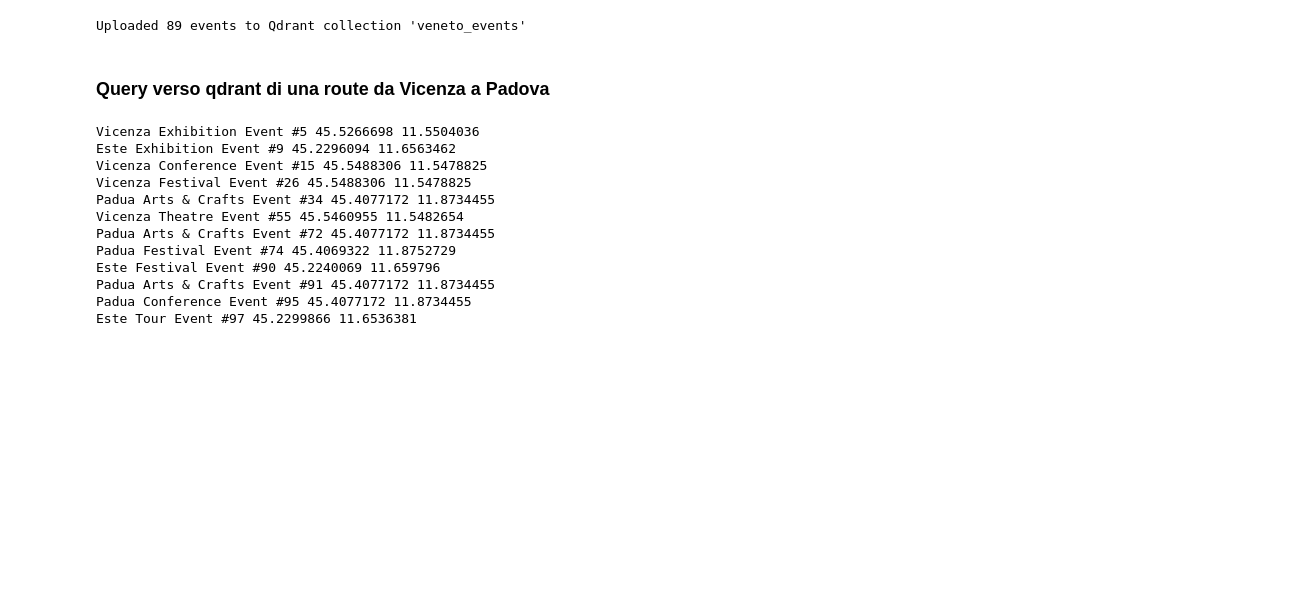
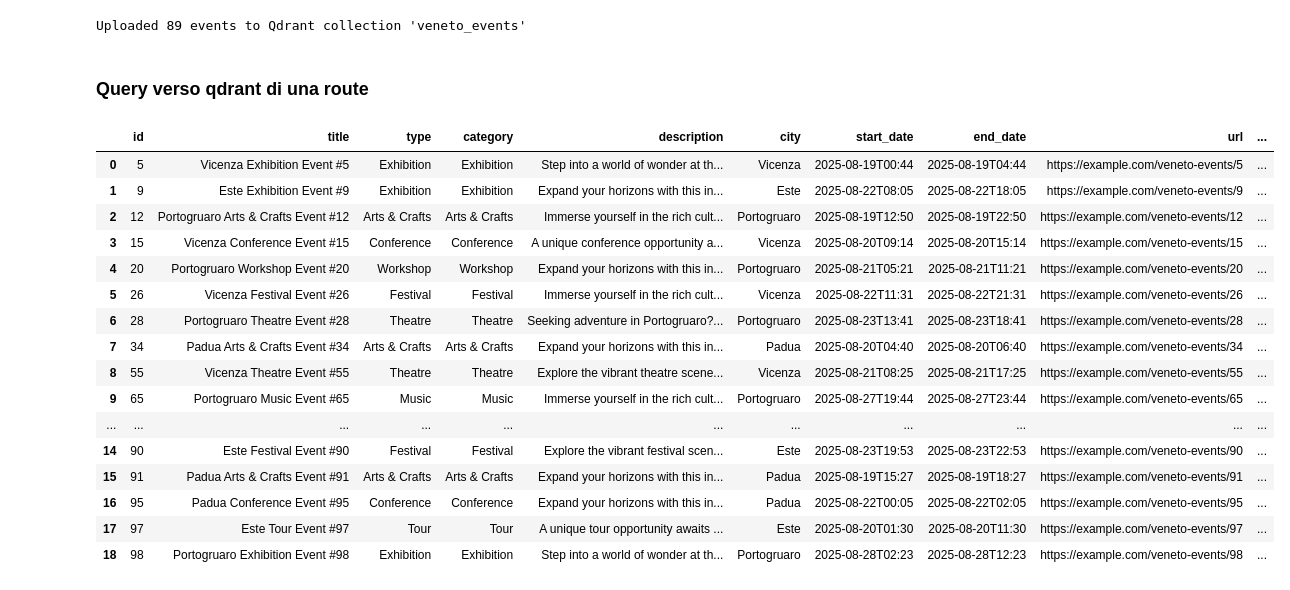
Before and after one commit to tatankam/eventmap, a Jupyter notebook: notebooks/Eventbrite.ipynb, the cells around one changed output. Cells and saved outputs as stored; diff of their text form; code cells hidden in the pictures; blank space fills up the shorter version.

```diff
--- a/notebooks/Eventbrite.ipynb
+++ b/notebooks/Eventbrite.ipynb
@@ -495,7 +495,7 @@ print(f"Uploaded {len(points)} events to Qdrant collection '{collection_name}'")
 # %% [output]
 Uploaded 89 events to Qdrant collection 'veneto_events'
 # %% [markdown]
-### Query verso qdrant di una route da Vicenza a Padova
+### Query verso qdrant di una route
 # %%
 import numpy as np
 from shapely.geometry import LineString
@@ -508,10 +508,12 @@ import geopandas as gpd
 # 1. Define your route (lon, lat)
 #route_coords = [(11.546699, 45.545932), (11.8834455, 45.4077172)]
 route_coords = [
-    (11.546699, 45.545932),  # Vicenza
-    (11.6603917, 45.2254915),  # Este
-    (11.8734455, 45.4077172)   # Padua
+    (11.546699, 45.545932),     # Vicenza
+    (11.6603917, 45.2254915),   # Este
+    (11.8734455, 45.4077172),   # Padua
+    (12.84052, 45.78071)        # Portogruaro
 ]
+
 
 route_line = LineString(route_coords)
 
@@ -522,50 +524,78 @@ buffer_poly = route_gdf.buffer(1000).to_crs(epsg=4326).iloc[0]  # back to WGS84
 
 # 3. Get polygon coordinates for Qdrant (as [lon, lat] lists)
 polygon_coords = np.array(buffer_poly.exterior.coords).tolist()
 
 # 4. Convert polygon coords to [{"lon": lon, "lat": lat}, ...] format for Qdrant
 polygon_coords_qdrant = [{"lon": lon, "lat": lat} for lon, lat in polygon_coords]
 # 5. Connect to Qdrant
 
 # 6. Build geo filter for Qdrant using GeoLineString wrapper for exterior
 geo_filter = qmodels.Filter(
     must=[
         qmodels.FieldCondition(
             key="location",  # or "geo" if that is your geo field name
             geo_polygon=qmodels.GeoPolygon(
                 exterior=qmodels.GeoLineString(points=polygon_coords_qdrant)
             )
         )
     ]
 )
 
 # 7. Query Qdrant (returns points inside the polygon)
 results = client.query_points(
     collection_name="veneto_events",
     limit=100,
     query_filter=geo_filter,   # your qmodels.Filter instance
     with_payload=True          # include full payload in results
 )
 #print(results)
 # 8. Print results
-for point in results.points:  # iterate over the 'points' attribute
-    loc = point.payload.get("location", {})
-    lat = loc.get("lat")
-    lon = loc.get("lon")
-    print(point.payload.get("title"), lat, lon)
+import pandas as pd
+
+# Prepare a list of dictionaries from the query results
+# data = []
+# for point in results.points:
+#     data.append({
+#         "title": point.payload.get("title"),
+#         "description": point.payload.get("description"),
+#         "latitude": point.payload.get("location", {}).get("lat"),
+#         "longitude": point.payload.get("location", {}).get("lon")
+#     })
+
+# # Create a DataFrame
+# df = pd.DataFrame(data)
+
+# # Show the results
+# df
+
+
+
+# Extract payloads from points
+payloads = [point.payload for point in results.points]
+
+# Create a DataFrame directly from the list of payload dictionaries
+df = pd.json_normalize(payloads)  # This flattens nested dictionaries into columns
+
+# Show the DataFrame
+df
 # %% [output]
-Vicenza Exhibition Event #5 45.5266698 11.5504036
-Este Exhibition Event #9 45.2296094 11.6563462
-Vicenza Conference Event #15 45.5488306 11.5478825
-Vicenza Festival Event #26 45.5488306 11.5478825
-Padua Arts & Crafts Event #34 45.4077172 11.8734455
-Vicenza Theatre Event #55 45.5460955 11.5482654
-Padua Arts & Crafts Event #72 45.4077172 11.8734455
-Padua Festival Event #74 45.4069322 11.8752729
-Este Festival Event #90 45.2240069 11.659796
-Padua Arts & Crafts Event #91 45.4077172 11.8734455
-Padua Conference Event #95 45.4077172 11.8734455
-Este Tour Event #97 45.2299866 11.6536381
+|  | id | title | type | category | description | city | start_date | end_date | url | ... |
+| 0 | 5 | Vicenza Exhibition Event #5 | Exhibition | Exhibition | Step into a world of wonder at th... | Vicenza | 2025-08-19T00:44 | 2025-08-19T04:44 | https://example.com/veneto-events/5 | ... |
+| 1 | 9 | Este Exhibition Event #9 | Exhibition | Exhibition | Expand your horizons with this in... | Este | 2025-08-22T08:05 | 2025-08-22T18:05 | https://example.com/veneto-events/9 | ... |
+| 2 | 12 | Portogruaro Arts & Crafts Event #12 | Arts & Crafts | Arts & Crafts | Immerse yourself in the rich cult... | Portogruaro | 2025-08-19T12:50 | 2025-08-19T22:50 | https://example.com/veneto-events/12 | ... |
+| 3 | 15 | Vicenza Conference Event #15 | Conference | Conference | A unique conference opportunity a... | Vicenza | 2025-08-20T09:14 | 2025-08-20T15:14 | https://example.com/veneto-events/15 | ... |
+| 4 | 20 | Portogruaro Workshop Event #20 | Workshop | Workshop | Expand your horizons with this in... | Portogruaro | 2025-08-21T05:21 | 2025-08-21T11:21 | https://example.com/veneto-events/20 | ... |
+| 5 | 26 | Vicenza Festival Event #26 | Festival | Festival | Immerse yourself in the rich cult... | Vicenza | 2025-08-22T11:31 | 2025-08-22T21:31 | https://example.com/veneto-events/26 | ... |
+| 6 | 28 | Portogruaro Theatre Event #28 | Theatre | Theatre | Seeking adventure in Portogruaro?... | Portogruaro | 2025-08-23T13:41 | 2025-08-23T18:41 | https://example.com/veneto-events/28 | ... |
+| 7 | 34 | Padua Arts & Crafts Event #34 | Arts & Crafts | Arts & Crafts | Expand your horizons with this in... | Padua | 2025-08-20T04:40 | 2025-08-20T06:40 | https://example.com/veneto-events/34 | ... |
+| 8 | 55 | Vicenza Theatre Event #55 | Theatre | Theatre | Explore the vibrant theatre scene... | Vicenza | 2025-08-21T08:25 | 2025-08-21T17:25 | https://example.com/veneto-events/55 | ... |
+| 9 | 65 | Portogruaro Music Event #65 | Music | Music | Immerse yourself in the rich cult... | Portogruaro | 2025-08-27T19:44 | 2025-08-27T23:44 | https://example.com/veneto-events/65 | ... |
+| ... | ... | ... | ... | ... | ... | ... | ... | ... | ... | ... |
+| 14 | 90 | Este Festival Event #90 | Festival | Festival | Explore the vibrant festival scen... | Este | 2025-08-23T19:53 | 2025-08-23T22:53 | https://example.com/veneto-events/90 | ... |
+| 15 | 91 | Padua Arts & Crafts Event #91 | Arts & Crafts | Arts & Crafts | Expand your horizons with this in... | Padua | 2025-08-19T15:27 | 2025-08-19T18:27 | https://example.com/veneto-events/91 | ... |
+| 16 | 95 | Padua Conference Event #95 | Conference | Conference | Expand your horizons with this in... | Padua | 2025-08-22T00:05 | 2025-08-22T02:05 | https://example.com/veneto-events/95 | ... |
+| 17 | 97 | Este Tour Event #97 | Tour | Tour | A unique tour opportunity awaits ... | Este | 2025-08-20T01:30 | 2025-08-20T11:30 | https://example.com/veneto-events/97 | ... |
+| 18 | 98 | Portogruaro Exhibition Event #98 | Exhibition | Exhibition | Step into a world of wonder at th... | Portogruaro | 2025-08-28T02:23 | 2025-08-28T12:23 | https://example.com/veneto-events/98 | ... |
 # %%
 import matplotlib.pyplot as plt
 import pandas as pd
```
Also changed, not shown: parts of 1 cell of this notebook, 1 other file.
